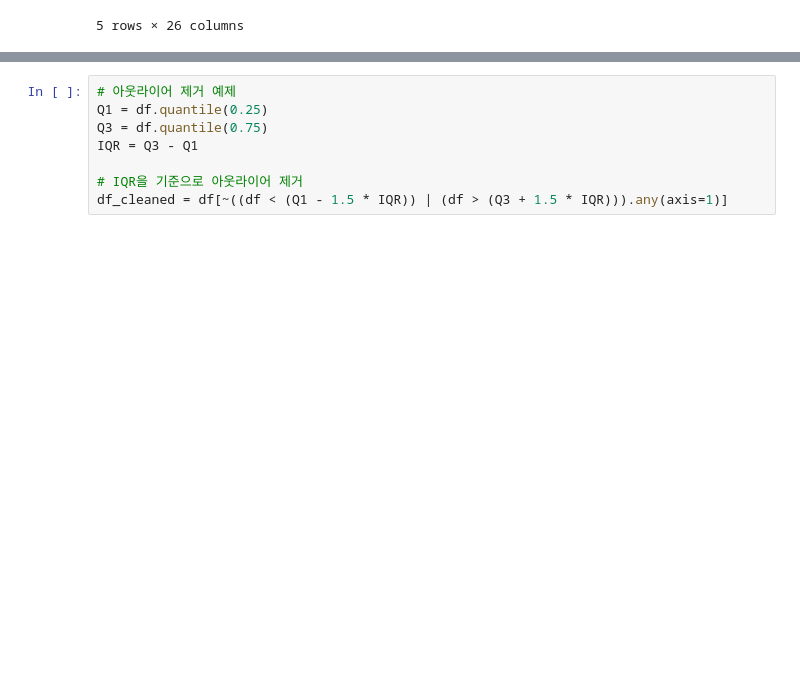
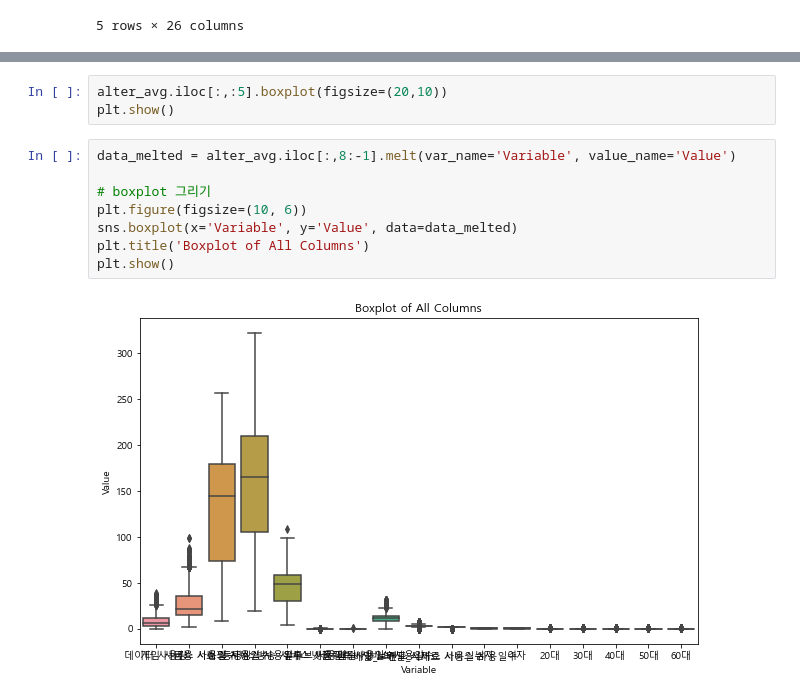
Before and after one commit to ev1025/Alternative-Credit-Scoring, a Jupyter notebook: 전처리.ipynb, the cells around one changed output, grey strips where cells are left out. Drawn from its saved outputs; the diff is of its cells as text; blank space fills up the shorter version.

```diff
--- a/전처리.ipynb
+++ b/전처리.ipynb
@@ -207,9 +234,14 @@ SNS 사용횟수                 0.436468
 Name: 연체여부, dtype: float64
-# %%
-# 아웃라이어 제거 예제
-Q1 = df.quantile(0.25)
-Q3 = df.quantile(0.75)
-IQR = Q3 - Q1
-
-# IQR을 기준으로 아웃라이어 제거
-df_cleaned = df[~((df < (Q1 - 1.5 * IQR)) | (df > (Q3 + 1.5 * IQR))).any(axis=1)]
+# %%
+alter_avg.iloc[:,:5].boxplot(figsize=(20,10))
+plt.show()
+# %%
+data_melted = alter_avg.iloc[:,8:-1].melt(var_name='Variable', value_name='Value')
+
+# boxplot 그리기
+plt.figure(figsize=(10, 6))
+sns.boxplot(x='Variable', y='Value', data=data_melted)
+plt.title('Boxplot of All Columns')
+plt.show()
+# %% [output]
+[figure, added]
```
Also changed, not shown: parts of 7 cells of this notebook.
